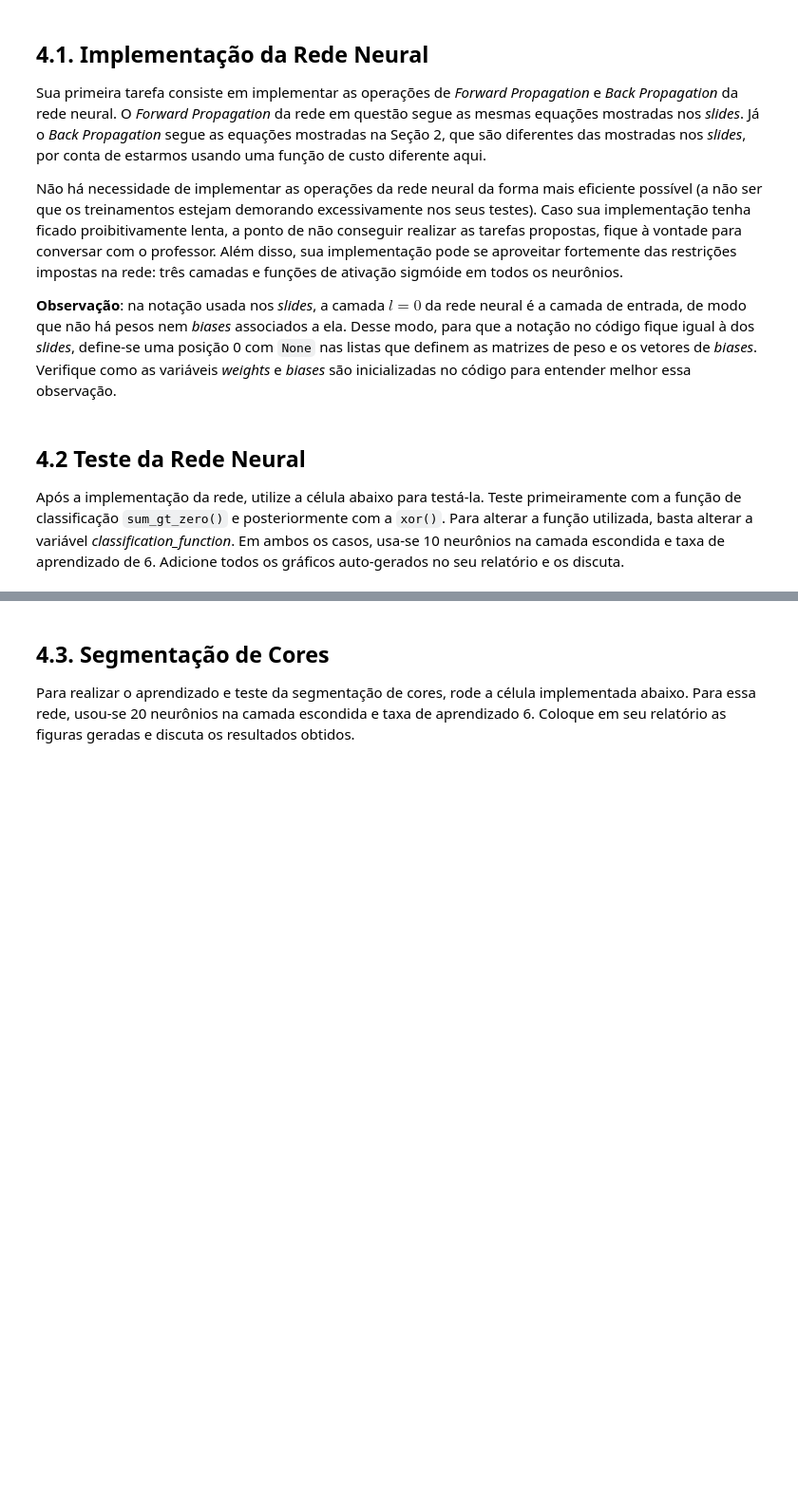
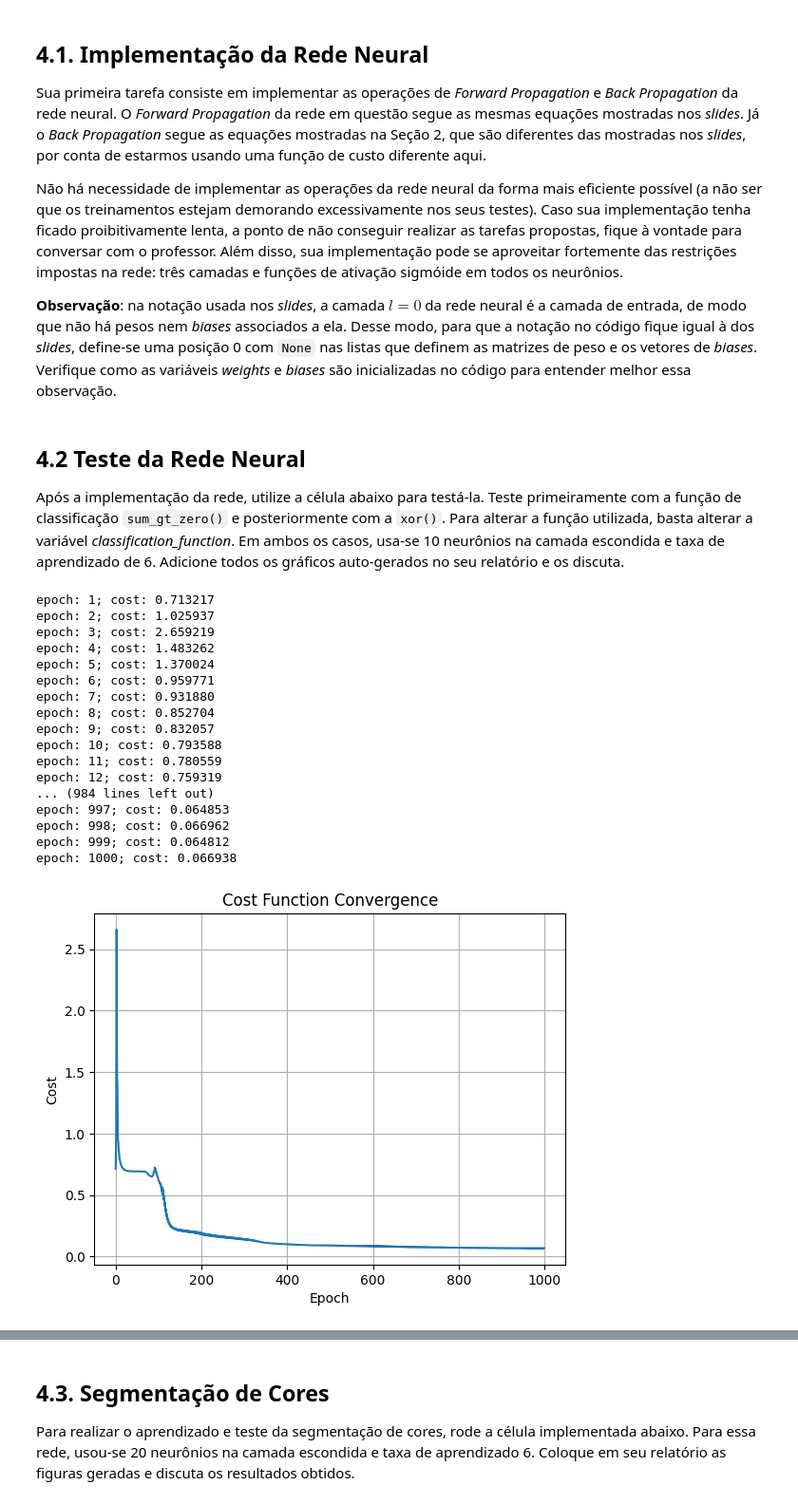
Before and after one commit to leopers/ct-213, a Jupyter notebook: lab6/Lab 6 – Redes Neurais.ipynb, the cells around one changed output, grey strips where cells are left out. Shown: that part at 95% size. Drawn from its saved outputs; the diff is of its cells as text; code cells hidden in the pictures; blank space fills up the shorter version.

```diff
--- a/lab6/Lab 6 – Redes Neurais.ipynb
+++ b/lab6/Lab 6 – Redes Neurais.ipynb
@@ -158,8 +158,10 @@ class NeuralNetwork:
         a = [None] * 3
         z[0] = inputs
         a[0] = inputs
-        # Add logic for neural network inference
-        a[2] = 0.001 * np.ones((self.num_outputs, inputs.shape[1]))  # Change this line
+        z[1] = self.weights[1] @ a[0] + self.biases[1]
+        a[1] = sigmoid(z[1])
+        z[2] = self.weights[2] @ a[1] + self.biases[2]
+        a[2] = sigmoid(z[2])
         return z, a
 
     def compute_cost(self, inputs, expected_outputs):
@@ -194,8 +196,20 @@ class NeuralNetwork:
         """
         weights_gradient = [None] * 3
         biases_gradient = [None] * 3
+        delta = [None] * 3
+        m = inputs.shape[1]
 
-        # Add logic to compute the gradients
+        z, a = self.forward_propagation(inputs)
+        y_hat = a[-1]
+
+        delta[2] = y_hat - expected_outputs
+        delta[1] = (self.weights[2].T @ delta[2]) * sigmoid_derivative(z[1])
+
+        weights_gradient[2] = (delta[2] @ a[1].T)/m
+        biases_gradient[2] = np.mean(delta[2], axis=1, keepdims=True)
+
+        weights_gradient[1] = (delta[1] @ a[0].T)/m
+        biases_gradient[1] = np.mean(delta[1], axis=1, keepdims=True)
 
         return weights_gradient, biases_gradient
 
@@ -209,8 +223,9 @@ class NeuralNetwork:
         :type expected_outputs: (num_outputs, num_samples) numpy array.
         """
         weights_gradient, biases_gradient = self.compute_gradient_back_propagation(inputs, expected_outputs)
-        # Add logic to update the weights and biases
-        pass # Remove this line
+        for l in range(1, len(self.weights)):
+            self.weights[l] = self.weights[l] - self.alpha * weights_gradient[l]
+            self.biases[l]  = self.biases[l]  - self.alpha * biases_gradient[l]
 # %% [markdown]
 ## 4.2 Teste da Rede Neural
 
@@ -223,8 +238,8 @@ from utils import sum_gt_zero, xor
 
 num_cases = 200  # number of auto-generated cases
 num_epochs = 1000  # number of epochs for training
-classification_function = sum_gt_zero  # selects sum_gt_zero as the classification function
-# classification_function = xor  # selects xor as the classification function
+#classification_function = sum_gt_zero  # selects sum_gt_zero as the classification function
+classification_function = xor  # selects xor as the classification function
 
 # Figure format used for saving figures
 # fig_format = 'png'  # for Word users
@@ -262,30 +277,49 @@ plt.grid()
 plt.savefig('results/cost_function_convergence_{}.{}'.format(classification_function.__name__, fig_format), format=fig_format)
 
 # Plotting positive and negative samples
 plt.figure()
 plt.plot(positives[:, 0], positives[:, 1], '+r')
 plt.plot(negatives[:, 0], negatives[:, 1], 'x')
 plt.xlim([-5.0, 5.0])
 plt.ylim([-5.0, 5.0])
 plt.xlabel('x1')
 plt.ylabel('x2')
 plt.title('Dataset')
 plt.savefig('results/dataset_{}.{}'.format(classification_function.__name__, fig_format), format=fig_format)
 
 # Plotting the decision regions of the neural network
 plt.figure()
 x = np.arange(-5.0, 5.05, 0.05)
 y = np.arange(-5.0, 5.05, 0.05)
 xx, yy = np.meshgrid(x, y)
 inputs_region = np.array([xx.flatten(), yy.flatten()])
 _, a = neural_network.forward_propagation(inputs_region)
 z = a[-1].reshape(len(x), len(y))
 plt.contourf(x, y, z)
 plt.xlim([-5.0, 5.0])
 plt.ylim([-5.0, 5.0])
 plt.plot(positives[:, 0], positives[:, 1], '+', color='tab:orange')
 plt.plot(negatives[:, 0], negatives[:, 1], 'x')
 plt.xlabel('x1')
 plt.ylabel('x2')
 plt.title('Neural Network Classification')
 plt.savefig('results/neural_net_classification_{}.{}'.format(classification_function.__name__, fig_format), format=fig_format)
+# %% [output]
+epoch: 1; cost: 0.713217
+epoch: 2; cost: 1.025937
+epoch: 3; cost: 2.659219
+epoch: 4; cost: 1.483262
+epoch: 5; cost: 1.370024
+epoch: 6; cost: 0.959771
+epoch: 7; cost: 0.931880
+epoch: 8; cost: 0.852704
+epoch: 9; cost: 0.832057
+epoch: 10; cost: 0.793588
+epoch: 11; cost: 0.780559
+epoch: 12; cost: 0.759319
+... (984 lines left out)
+epoch: 997; cost: 0.064853
+epoch: 998; cost: 0.066962
+epoch: 999; cost: 0.064812
+epoch: 1000; cost: 0.066938
+[figure, added]
```
Also changed, not shown: parts of 2 cells of this notebook, 11 other files.
